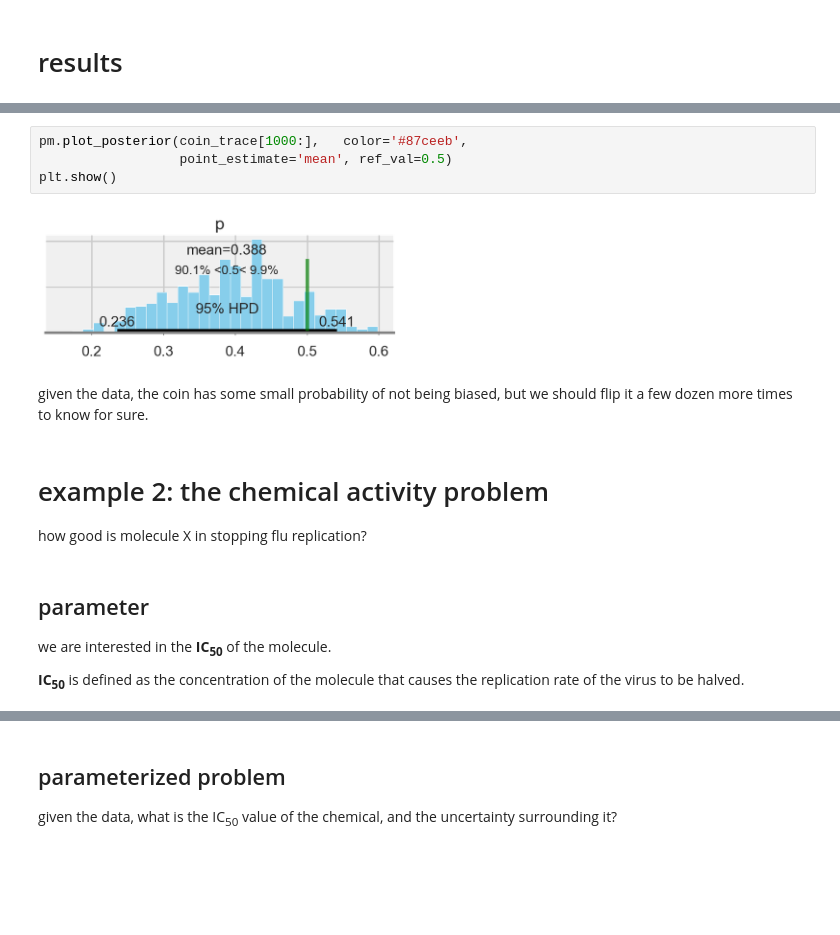
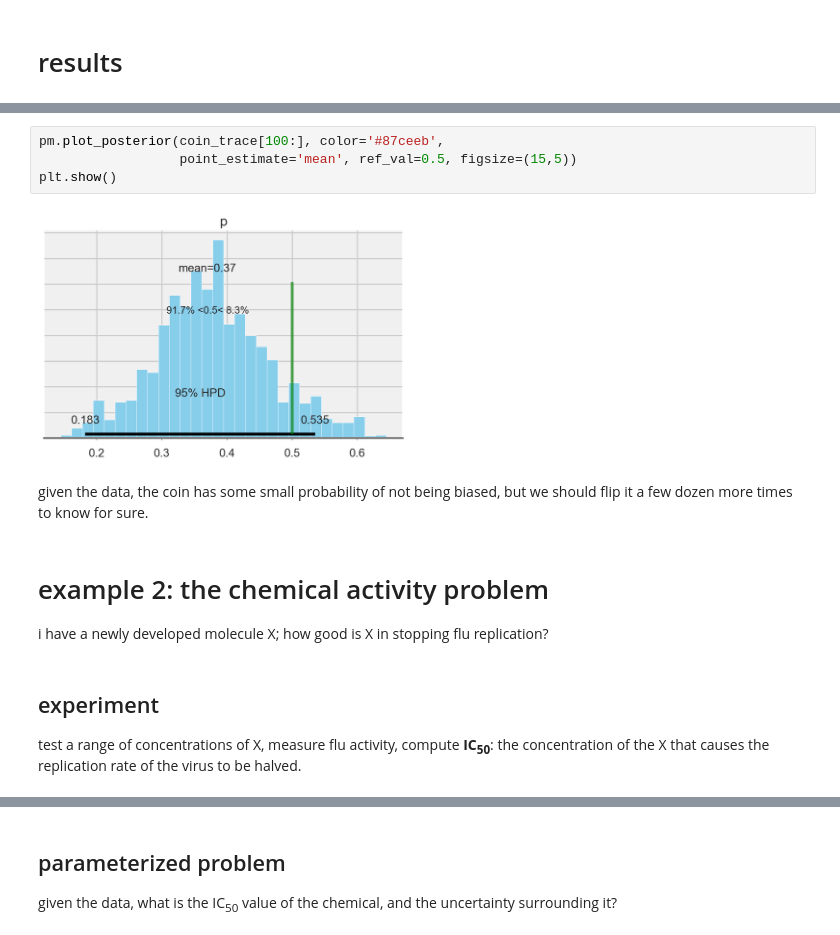
Before and after one commit to ericmjl/bayesian-stats-talk, a Jupyter notebook: slides.ipynb, the cells around one changed output, grey strips where cells are left out. Cells and saved outputs as stored; diff of their text form; blank space fills up the shorter version.

```diff
--- a/slides.ipynb
+++ b/slides.ipynb
@@ -133,20 +135,18 @@ plt.show()
 # %%
-pm.plot_posterior(coin_trace[1000:],   color='#87ceeb',
-                  point_estimate='mean', ref_val=0.5)
+pm.plot_posterior(coin_trace[100:], color='#87ceeb',
+                  point_estimate='mean', ref_val=0.5, figsize=(15,5))
 plt.show()
 # %% [output]
-[figure, old version]
+[figure, new version]
 # %% [markdown]
 given the data, the coin has some small probability of not being biased, but we should flip it a few dozen more times to know for sure.
 # %% [markdown]
 # example 2: the chemical activity problem
 
-how good is molecule X in stopping flu replication?
+i have a newly developed molecule X; how good is X in stopping flu replication?
 
 <!-- mention verbally about the context: flu, replicating, need molecule to stop it -->
 # %% [markdown]
-## parameter
+## experiment
 
-we are interested in the **IC<sub>50</sub>** of the molecule.
-
-**IC<sub>50</sub>** is defined as the concentration of the molecule that causes the replication rate of the virus to be halved.
+test a range of concentrations of X, measure flu activity, compute **IC<sub>50</sub>**: the concentration of the X that causes the replication rate of the virus to be halved.
```
Also changed, not shown: parts of 27 cells of this notebook, 2 other files.
